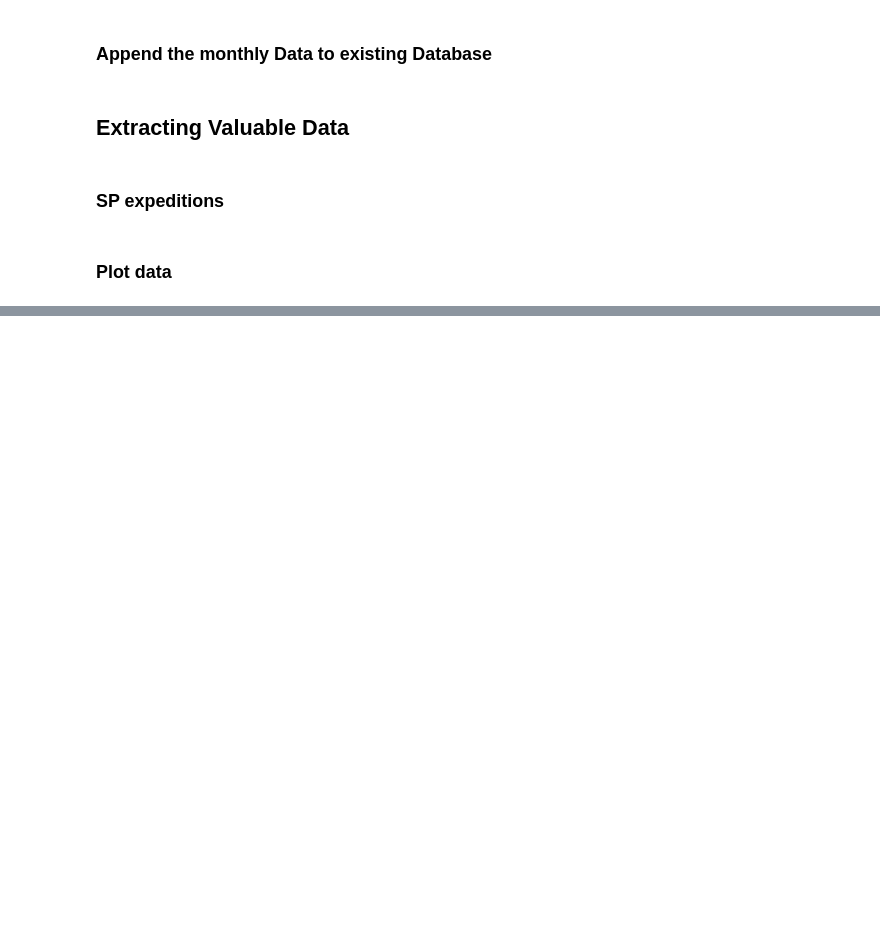
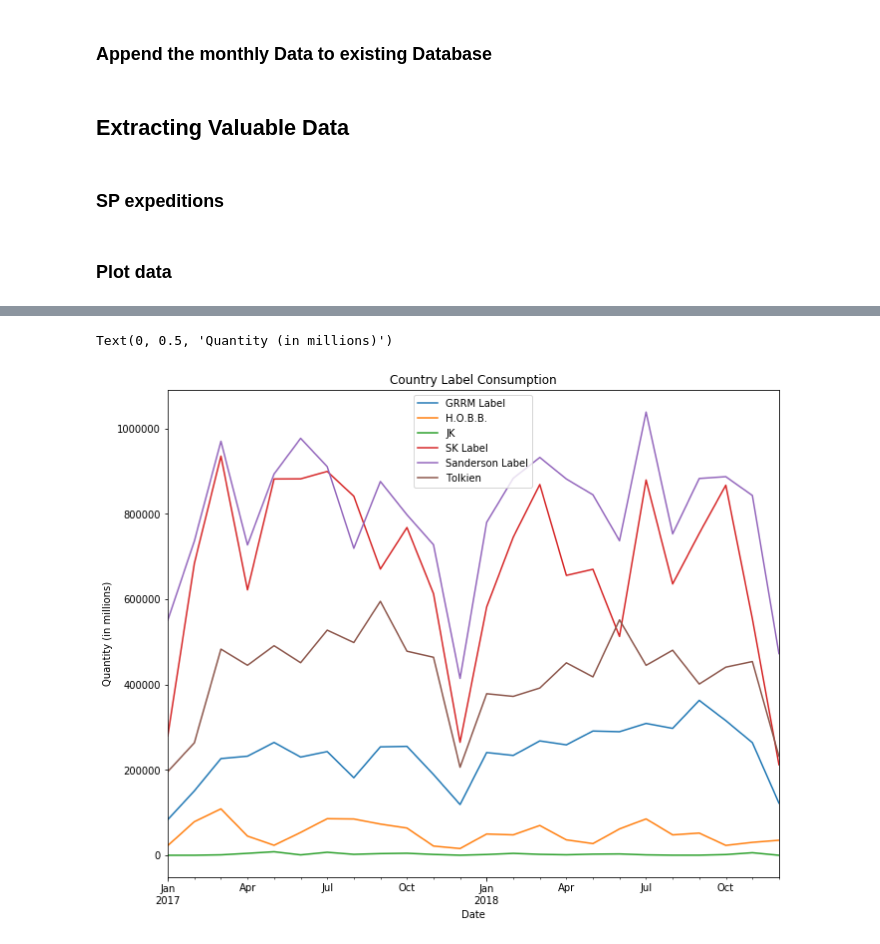
Before and after one commit to JoseNunes24/ExpeditionAnalysis, a Jupyter notebook: Expedition_Analysis.ipynb, the cells around one changed output, grey strips where cells are left out. Cells and saved outputs as stored; diff of their text form; code cells hidden in the pictures; blank space fills up the shorter version.

```diff
--- a/Expedition_Analysis.ipynb
+++ b/Expedition_Analysis.ipynb
@@ -284,3 +311,13 @@ complexity = complexity.set_index(
     pd.to_datetime(complexity[['Year','Month']].assign(day=1)))
 
 complexity = complexity.drop(['Year', 'Month'], axis=1)
+# %%
+# Transform Market (Country) Labels GroupBy Object to dataframe
+total_labels_Country = (total_labels_Country.reset_index(name='Nr. Country Labels').pivot_table(index=['Year','Month'], columns='Label',  values='Nr. Country Labels', aggfunc='sum', fill_value=0))
+
+total_labels_Country = pd.DataFrame(total_labels_Country.to_records())
+
+total_labels_Country = total_labels_Country.set_index(
+    pd.to_datetime(total_labels_Country[['Year','Month']].assign(day=1)))
+
+total_labels_Country = total_labels_Country.drop(['Year', 'Month'], axis=1)
@@ -308,3 +366,14 @@ plt.show()
+# %%
+# Total Country Label Consumption
+total_labels_Country.drop('Nada', axis=1).plot(figsize=(11,9))
+
+# Add title and axis names
+plt.title('Country Label Consumption')
+plt.xlabel('Date')
+plt.ylabel('Quantity (in millions)')
+# %% [output]
+Text(0, 0.5, 'Quantity (in millions)')
+[figure, added]
 # %%
 '''import matplotlib.pyplot as plt
 
```
Also changed, not shown: parts of 12 cells of this notebook.
